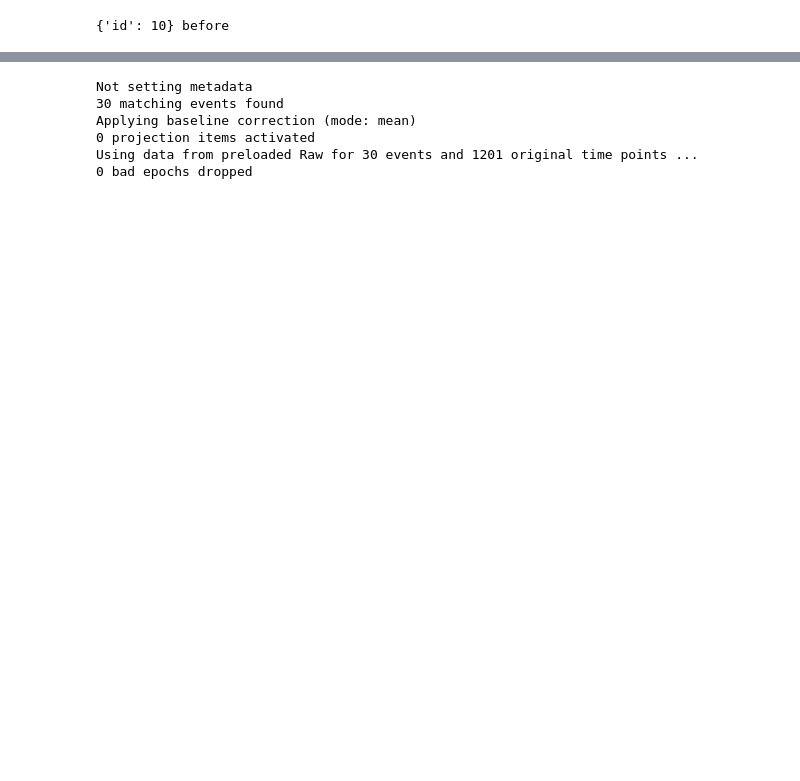
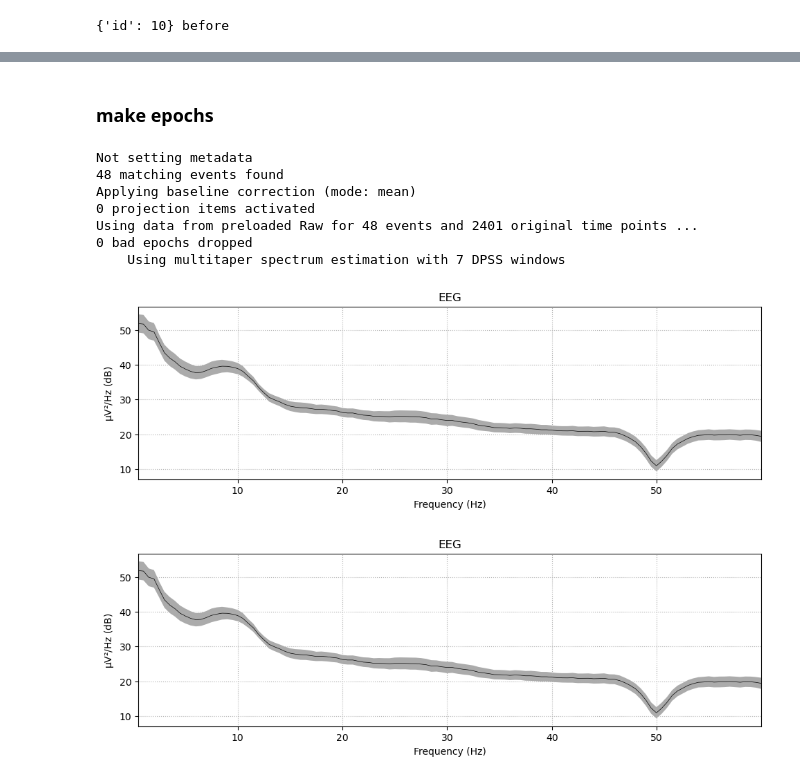
Before and after one commit to Shawnzty/tACS-Attention, a Jupyter notebook: processing/eeg_analysis/individual_analysis.ipynb, the cells around one changed output, grey strips where cells are left out. Saved outputs shown, nothing was run; the diff lists cells and outputs as text; code cells hidden in the pictures; blank space fills up the shorter version.

```diff
--- a/processing/eeg_analysis/individual_analysis.ipynb
+++ b/processing/eeg_analysis/individual_analysis.ipynb
@@ -118,16 +107,20 @@ event_dict
+# %% [markdown]
+### make epochs
 # %%
 # Create epochs with the interested events
 
-epochs = mne.Epochs(eeg, events, event_id=event_dict['endo left'], tmin = 0, tmax=1, baseline=(0,0), preload=True)
-# epochs.compute_psd(method='multitaper',fmin=0.1, fmax=50).plot(average=True)
-# epochs.plot_psd(fmin=0.1, fmax=50, average=True)
+epochs = mne.Epochs(eeg, picked_events, event_id=picked_events_dict['2 cue'], tmin = -0.5, tmax=1.5, baseline=(0,0), preload=True)
+epochs.plot_psd(fmin=0.1, fmax=60, average=True)
 
 # Plot the epochs
 # epochs.plot_image(picks=['Cz', 'P6'])
 # %% [output]
 Not setting metadata
-30 matching events found
+48 matching events found
 Applying baseline correction (mode: mean)
 0 projection items activated
-Using data from preloaded Raw for 30 events and 1201 original time points ...
+Using data from preloaded Raw for 48 events and 2401 original time points ...
 0 bad epochs dropped
+    Using multitaper spectrum estimation with 7 DPSS windows
+[figure, added]
+[figure, added]
```
Also changed, not shown: parts of 10 cells of this notebook, 4 other files.
